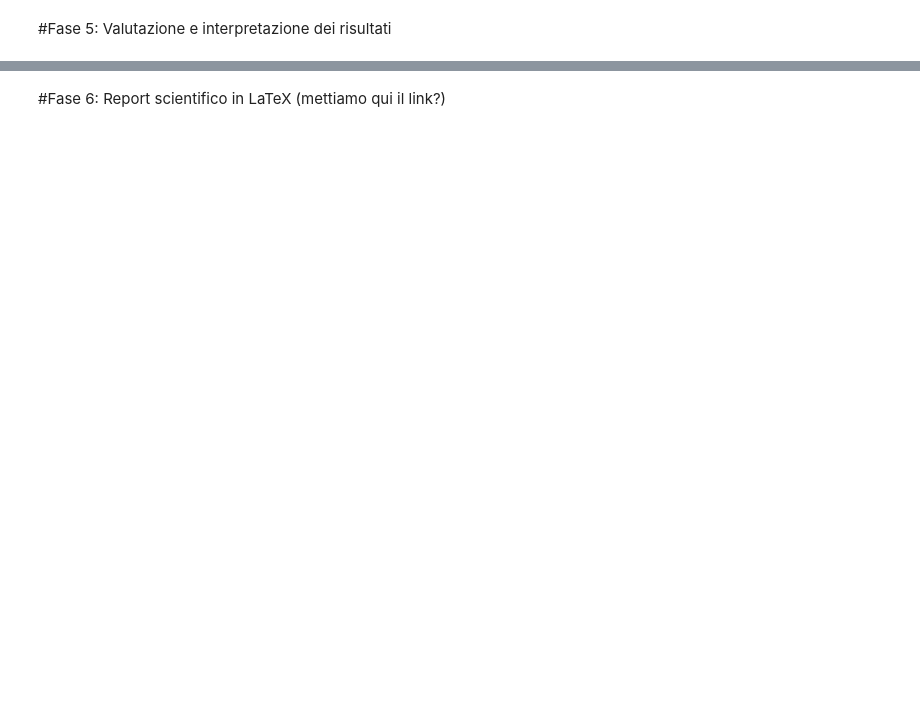
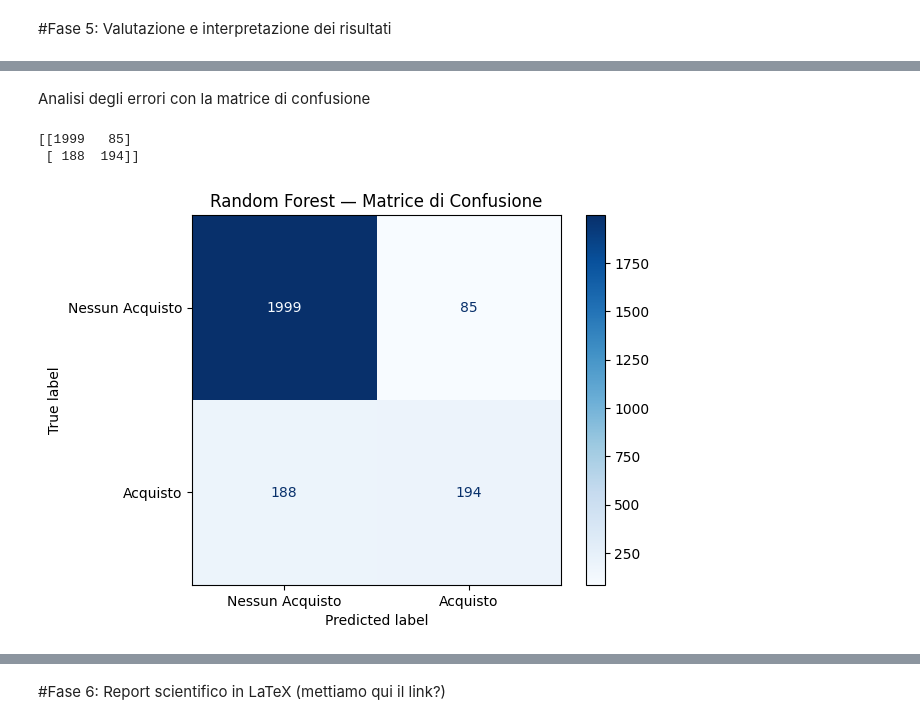
Before and after one commit to carlottaforza03/Progetto-IntroDSePC-Gruppo-6, a Jupyter notebook: Progetto_IntroDSePC_gruppo_6.ipynb, the cells around one changed output, grey strips where cells are left out. Saved outputs shown, nothing was run; the diff lists cells and outputs as text; code cells hidden in the pictures; blank space fills up the shorter version.

```diff
--- a/Progetto_IntroDSePC_gruppo_6.ipynb
+++ b/Progetto_IntroDSePC_gruppo_6.ipynb
@@ -706,0 +992,3 @@ Questo picco di abbandoni immediati suggerisce probabili difetti di compatibilit
+# %%
+pred_rf = modello_rf.predict(X_test)
+print(pred_rf)
@@ -706,0 +1038,15 @@ Questo picco di abbandoni immediati suggerisce probabili difetti di compatibilit
+# %% [markdown]
+Analisi degli errori con la matrice di confusione
+# %%
+cm_rf = confusion_matrix(y_test, pred_rf, labels=[0,1])
+print(cm_rf)
+
+disp = ConfusionMatrixDisplay(confusion_matrix=cm_rf, display_labels=["Nessun Acquisto", "Acquisto"])
+
+disp.plot(cmap='Blues')
+plt.title("Random Forest — Matrice di Confusione")
+plt.show()
+# %% [output]
+[[1999   85]
+ [ 188  194]]
+[figure, added]
```
Also changed, not shown: parts of 103 cells of this notebook.
